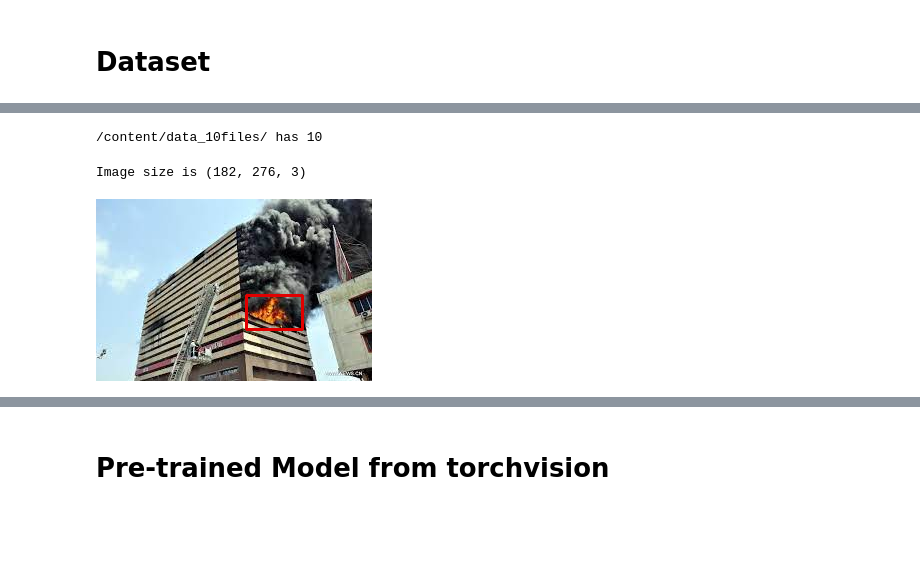
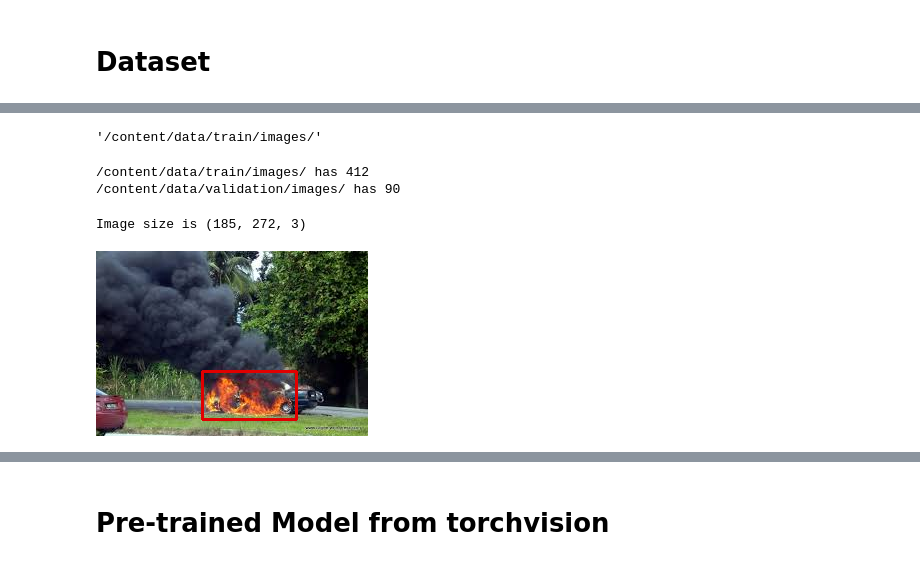
Before and after one commit to khanma1962/Fire_Detection_Fast_RCNN, a Jupyter notebook: Fire_Detection.ipynb, the cells around one changed output, grey strips where cells are left out. Saved outputs shown, nothing was run; the diff lists cells and outputs as text; code cells hidden in the pictures; blank space fills up the shorter version.

```diff
--- a/Fire_Detection.ipynb
+++ b/Fire_Detection.ipynb
@@ -98,18 +126,24 @@ Fri Jul 23 02:08:53 2021
 # Dataset
 # %%
 # copy google drive files to colab directories
+import timeit
+start = timeit.timeit()
 !rm -r /content/data/
-!cp -r /content/drive/MyDrive/Data_Science/projects/Fire_Detection_System/data_10files/ .
+!cp -r /content/drive/MyDrive/Data_Science/projects/Fire_Detection_System/data/ .
+end = timeit.timeit()
+print(f'Total time to transfer data is {end-start}')
 
 main_dir = '/content/drive/MyDrive/Data_Science/projects/Fire_Detection_System'
-train_dir = '/content/data_10files/'
-# test_dir  = '/content/data/validation/images/'
+train_dir = '/content/data/train/images/'
+test_dir  = '/content/data/validation/images/'
 
-#read the .csv box with bounding box details
-train_df = pd.read_csv('/content/drive/MyDrive/Data_Science/projects/Fire_Detection_System/myvisionai_7_20_21.csv')
-# test_df  = pd.read_csv('/content/data/validation/myvisionai-7-18-2021.csv')
-# print(f'Shape of the train df is {train_df.shape} and test df 8\n')
-# num_pic = len(train_df['filename'].unique())
-# print(f'Unique pics are {num_pic}\n')
-# train_df.head()
+#load csv with bounding details into pandas
+train_df = pd.read_csv('/content/drive/MyDrive/Data_Science/projects/Fire_Detection_System/data/train/myvisionai_7_24_21_tr.csv')
+test_df = pd.read_csv('/content/drive/MyDrive/Data_Science/projects/Fire_Detection_System/data/validation/myvisionai_7_24_21_val.csv')
+
+print(f"Unique pics in train are {len(train_df['filename'].unique())}")
+print(train_df.info(), '\n\n')
+
+print(f"Unique pics in test are {len(test_df['filename'].unique())}")
+print(test_df.info())
 # %% [output]
@@ -135,30 +177,35 @@ train_df
+# %%
+train_dir
+# %% [output]
+'/content/data/train/images/'
 # %%
 # checking number of files in train and test
 for path, dir, fils in os.walk(train_dir):
     print(f'{path} has {len(os.listdir(path))}')
 
-# for path, dir, fils in os.walk(test_dir):
-#     print(f'{path} has {len(os.listdir(path))}')
-# # len(os.listdir(test_dir))
+for path, dir, fils in os.walk(test_dir):
+    print(f'{path} has {len(os.listdir(path))}')
+# len(os.listdir(test_dir))
 # %% [output]
-/content/data_10files/ has 10
+/content/data/train/images/ has 412
+/content/data/validation/images/ has 90
 # %%
 #plot a picture
-pic_name = 'Fire_38.jpg'
+pic_name = 'img (100).jpg'
 image = cv2.imread(train_dir + pic_name)
 print(f'Image size is {image.shape}')
 
 xmin = train_df[train_df['filename']== pic_name]['xmin'].values
 ymin = train_df[train_df['filename']== pic_name]['ymin'].values
 xmax = train_df[train_df['filename']== pic_name]['xmax'].values
 ymax = train_df[train_df['filename']== pic_name]['ymax'].values
 
 from google.colab.patches import cv2_imshow # https://github.com/jupyter/notebook/issues/3935
 image = cv2.rectangle(image, (xmin,ymin), (xmax, ymax), (0,0,225 ), 2)
 cv2_imshow(image)
 # %% [output]
-Image size is (182, 276, 3)
+Image size is (185, 272, 3)
-[figure, old version]
+[figure, new version]
 # %%
 # Creating FireDataseet class
 class FireDataset(Dataset):
```
Also changed, not shown: parts of 20 cells of this notebook.
